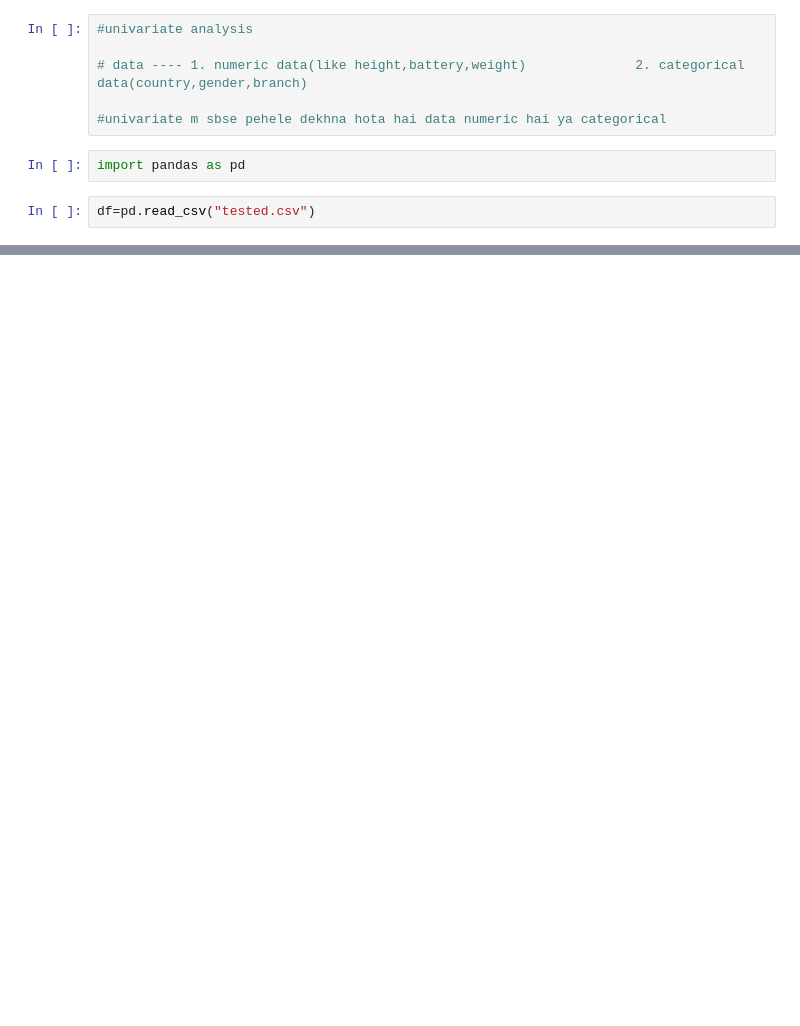
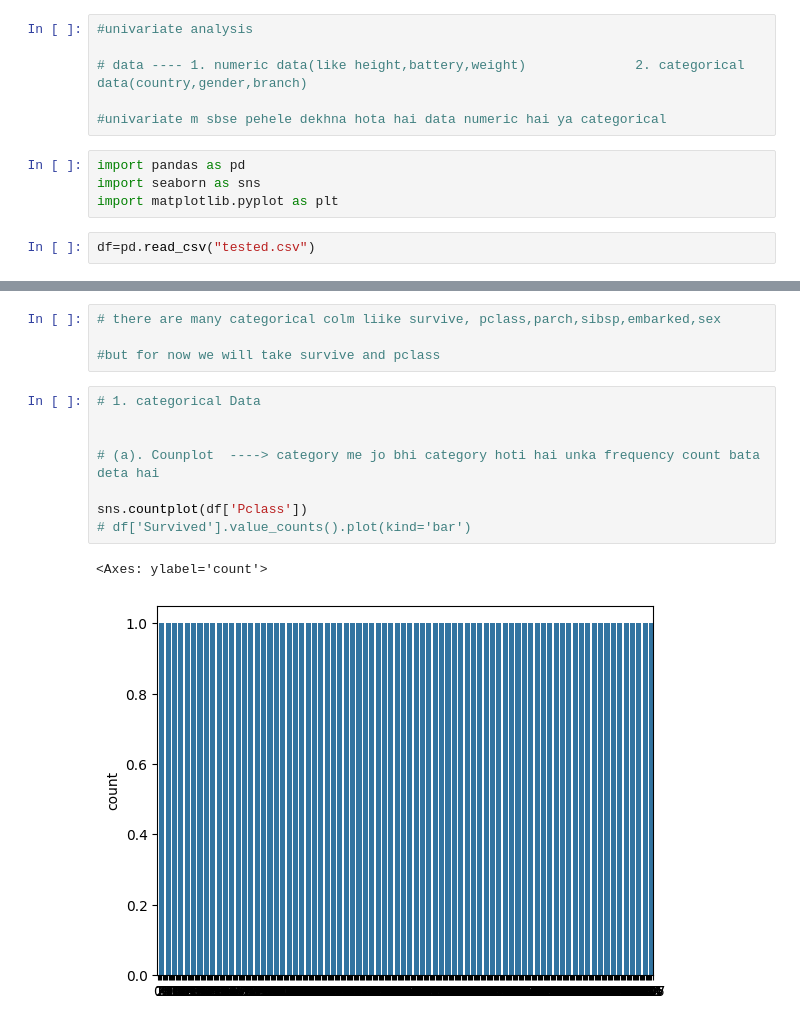
Before and after one commit to Tusharjoshi00/Data-Science-Revision, a Jupyter notebook: day_20.ipynb, the cells around one changed output, grey strips where cells are left out. Drawn from its saved outputs; the diff is of its cells as text; blank space fills up the shorter version.

```diff
--- a/day_20.ipynb
+++ b/day_20.ipynb
@@ -6,6 +6,8 @@
 #univariate m sbse pehele dekhna hota hai data numeric hai ya categorical
 # %%
 import pandas as pd
+import seaborn as sns
+import matplotlib.pyplot as plt
 # %%
 df=pd.read_csv("tested.csv")
 # %%
@@ -17,3 +19,18 @@ df.head()
 | 2 | 894 | 0 | 2 | Myles, Mr. Thomas Francis | male | 62.0 | 0 | 0 | 240276 | 9.6875 | ... |
 | 3 | 895 | 0 | 3 | Wirz, Mr. Albert | male | 27.0 | 0 | 0 | 315154 | 8.6625 | ... |
 | 4 | 896 | 1 | 3 | Hirvonen, Mrs. Alexander (Helga E... | female | 22.0 | 1 | 1 | 3101298 | 12.2875 | ... |
+# %%
+# there are many categorical colm liike survive, pclass,parch,sibsp,embarked,sex
+
+#but for now we will take survive and pclass
+# %%
+# 1. categorical Data
+
+
+# (a). Counplot  ----> category me jo bhi category hoti hai unka frequency count bata deta hai
+
+sns.countplot(df['Pclass'])
+# df['Survived'].value_counts().plot(kind='bar')
+# %% [output]
+<Axes: ylabel='count'>
+[figure, added]
```
Also changed, not shown: parts of 8 cells of this notebook.
